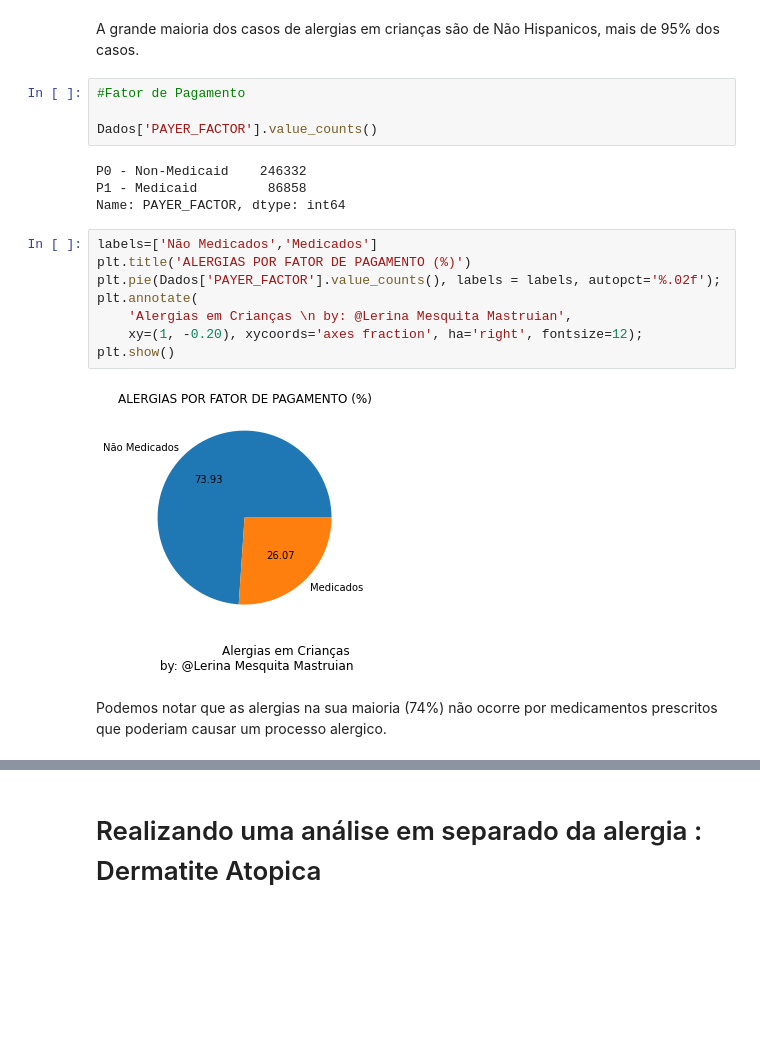
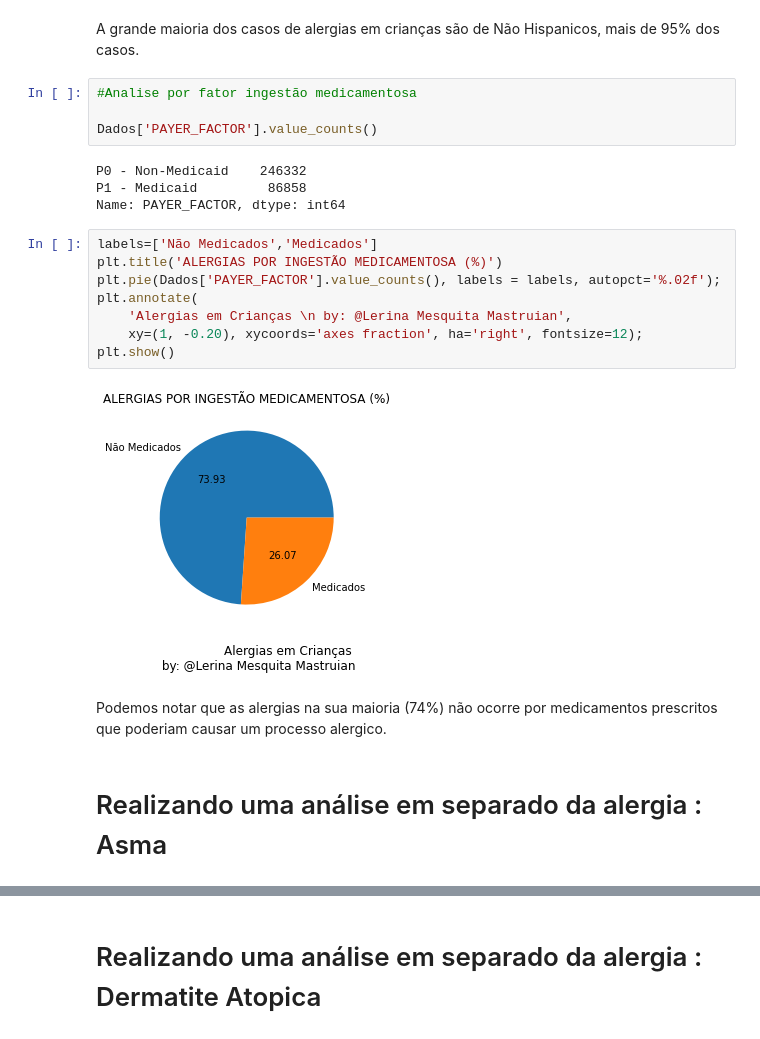
Before and after one commit to LerinaMM/childhood_allergies, a Jupyter notebook: Childhood_Allergies.ipynb, the cells around one changed output, grey strips where cells are left out. Cells and saved outputs as stored; diff of their text form; blank space fills up the shorter version.

```diff
--- a/Childhood_Allergies.ipynb
+++ b/Childhood_Allergies.ipynb
@@ -235,7 +246,7 @@ plt.show()
 # %% [markdown]
 A grande maioria dos casos de alergias em crianças são de Não Hispanicos, mais de 95% dos casos.
 # %%
-#Fator de Pagamento
+#Analise por fator ingestão medicamentosa
 
 Dados['PAYER_FACTOR'].value_counts()
 # %% [output]
@@ -244,13 +255,15 @@ P1 - Medicaid         86858
 Name: PAYER_FACTOR, dtype: int64
 # %%
 labels=['Não Medicados','Medicados']
-plt.title('ALERGIAS POR FATOR DE PAGAMENTO (%)')
+plt.title('ALERGIAS POR INGESTÃO MEDICAMENTOSA (%)')
 plt.pie(Dados['PAYER_FACTOR'].value_counts(), labels = labels, autopct='%.02f');
 plt.annotate(
     'Alergias em Crianças \n by: @Lerina Mesquita Mastruian',
     xy=(1, -0.20), xycoords='axes fraction', ha='right', fontsize=12);
 plt.show()
 # %% [output]
-[figure, old version]
+[figure, new version]
 # %% [markdown]
 Podemos notar que as alergias na sua maioria (74%) não ocorre por medicamentos prescritos que poderiam causar um processo alergico.
+# %% [markdown]
+# Realizando uma análise em separado da alergia : Asma
```
Also changed, not shown: parts of 19 cells of this notebook.
